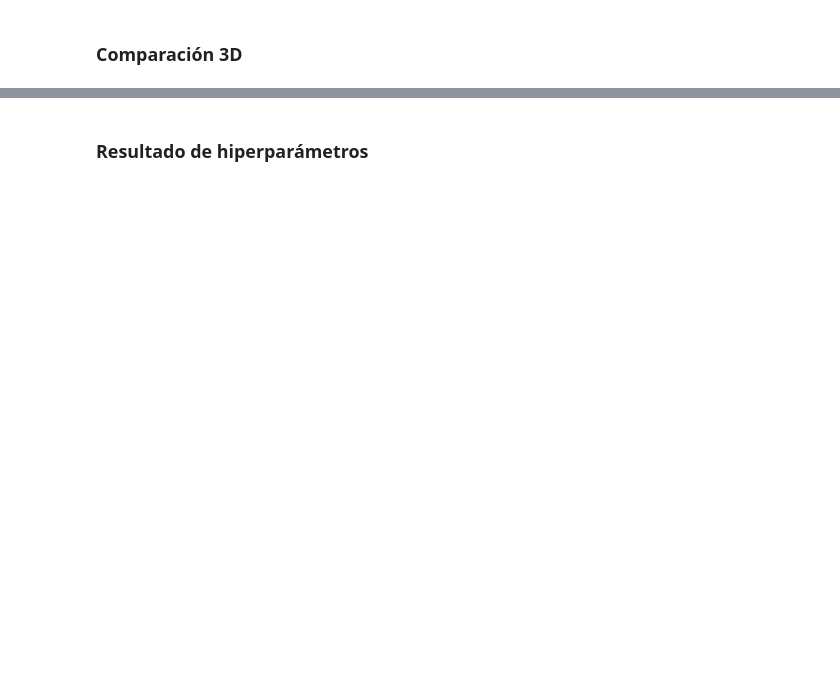
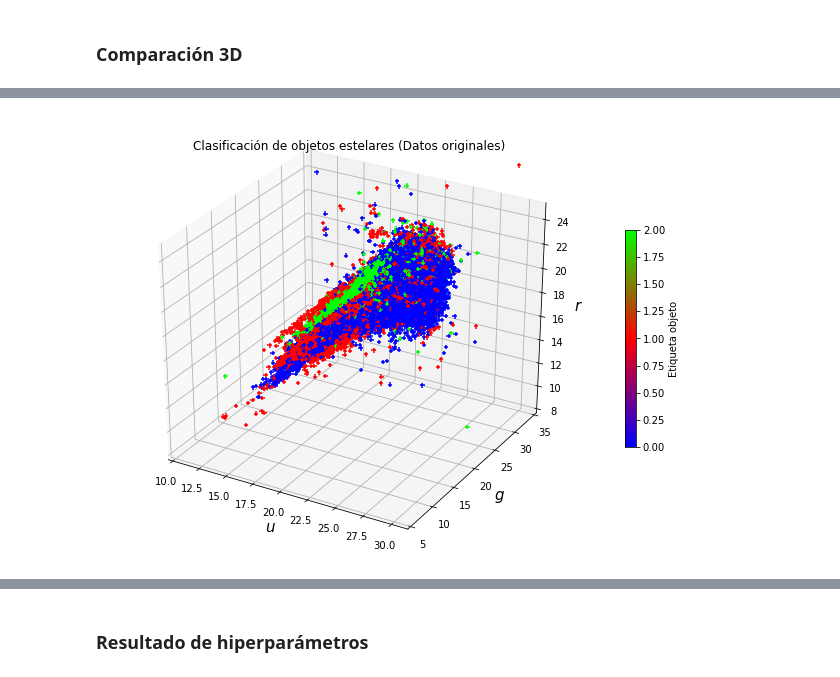
Before and after one commit to igomezv/nnogada, a Jupyter notebook: Stellar_Classifier.ipynb, the cells around one changed output, grey strips where cells are left out. Saved outputs shown, nothing was run; the diff lists cells and outputs as text; code cells hidden in the pictures; blank space fills up the shorter version.

```diff
--- a/Stellar_Classifier.ipynb
+++ b/Stellar_Classifier.ipynb
@@ -140,7 +146,7 @@ A continuación, use la paquetería DEAP para definir las cosas para ejecutar GA
 # %%
 population_size = 10
 num_generations = 10
-gene_length = 6
+gene_length = 9
 
 datos = []
 
@@ -161,7 +167,7 @@ toolbox.register('select', tools.selRoulette)
 toolbox.register('evaluate', train_evaluate)
 
 population = toolbox.population(n = population_size)
-r = algorithms.eaSimple(population, toolbox, cxpb = 0.4, mutpb = 0.1,
+r = algorithms.eaSimple(population, toolbox, cxpb = 0.5, mutpb = 0.2,
                         ngen = num_generations, verbose = 1)
 # %% [output]
 --- Starting trial: 0
@@ -377 +455,12 @@ plt.show()
+# %%
+fig = plt.figure(figsize=(11,8))
+ax = fig.add_subplot(111, projection='3d')
+p = ax.scatter(X[:,2], X[:,3], X[:,4], marker='+', c=np.argmax(Y,axis=1), cmap='brg', alpha=1)
+ax.set_xlabel('$u$', fontsize=15); ax.set_xlim([10, 31])
+ax.set_ylabel('$g$', fontsize=15); ax.set_ylim([5, 35])
+ax.set_zlabel('$r$', fontsize=15); ax.set_zlim([8, 25])
+plt.colorbar(p, shrink=0.5, label='Etiqueta objeto'); plt.title(r"Clasificación de objetos estelares (Datos originales)")
+plt.show()
+# %% [output]
+[figure, added]
 # %%
```
Also changed, not shown: parts of 22 cells of this notebook, 1 other file.
